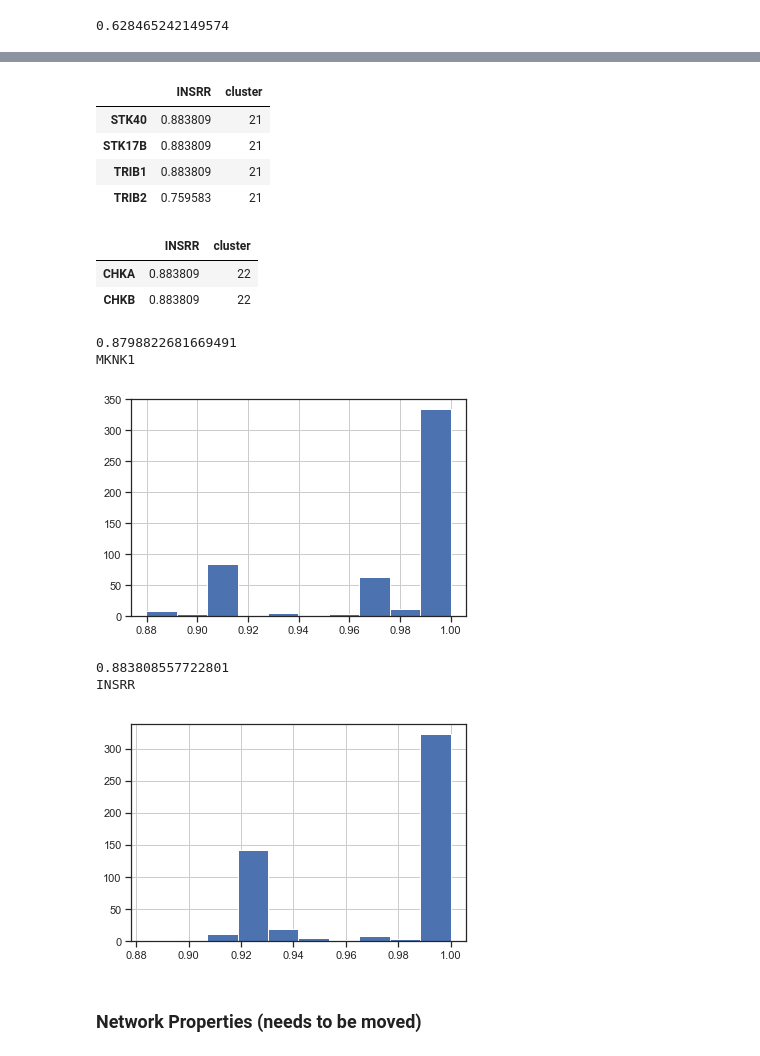
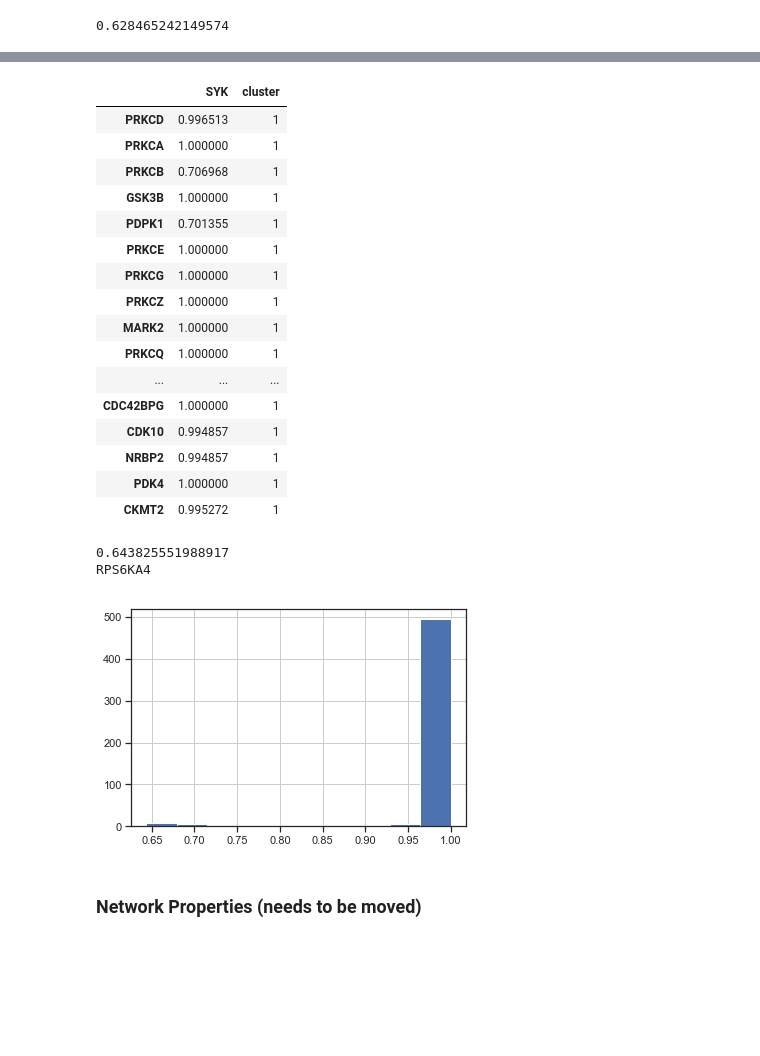
Before and after one commit to gomezlab/kinotypeClusteringAndRegression, a Jupyter notebook: src/network_11_analysisOfSensitivity.ipynb, the cells around one changed output, grey strips where cells are left out. Cells and saved outputs as stored; diff of their text form; code cells hidden in the pictures; blank space fills up the shorter version.

```diff
--- a/src/network_11_analysisOfSensitivity.ipynb
+++ b/src/network_11_analysisOfSensitivity.ipynb
@@ -289,39 +301,34 @@ pd.DataFrame(rand_insrr).merge(louv, how='left', left_index=True, right_index=Tr
 # %%
-pd.DataFrame(rand_insrr).merge(louv, how='left', left_index=True, right_index=True)[pd.DataFrame(rand_insrr).merge(louv, how='left', left_index=True, right_index=True)['cluster']==21]
+pd.DataFrame(rand_syk).merge(louv, how='left', left_index=True, right_index=True)[pd.DataFrame(rand_syk).merge(louv, how='left', left_index=True, right_index=True)['cluster']==1]
 # %% [output]
-|  | INSRR | cluster |
-| STK40 | 0.883809 | 21 |
-| STK17B | 0.883809 | 21 |
-| TRIB1 | 0.883809 | 21 |
-| TRIB2 | 0.759583 | 21 |
+|  | SYK | cluster |
+| PRKCD | 0.996513 | 1 |
+| PRKCA | 1.000000 | 1 |
+| PRKCB | 0.706968 | 1 |
+| GSK3B | 1.000000 | 1 |
+| PDPK1 | 0.701355 | 1 |
+| PRKCE | 1.000000 | 1 |
+| PRKCG | 1.000000 | 1 |
+| PRKCZ | 1.000000 | 1 |
+| MARK2 | 1.000000 | 1 |
+| PRKCQ | 1.000000 | 1 |
+| ... | ... | ... |
+| CDC42BPG | 1.000000 | 1 |
+| CDK10 | 0.994857 | 1 |
+| NRBP2 | 0.994857 | 1 |
+| PDK4 | 1.000000 | 1 |
+| CKMT2 | 0.995272 | 1 |
-# %%
-pd.DataFrame(rand_insrr).merge(louv, how='left', left_index=True, right_index=True)[pd.DataFrame(rand_insrr).merge(louv, how='left', left_index=True, right_index=True)['cluster']==22]
-# %% [output]
-|  | INSRR | cluster |
-| CHKA | 0.883809 | 22 |
-| CHKB | 0.883809 | 22 |
 # %%
-rand_prkx = rand.loc['PRKX']
-print(rand_prkx[rand_prkx > 0].min())
-print(rand_prkx[rand_prkx > 0].idxmin())
+rand_lyn = rand.loc['LYN']
+print(rand_lyn[rand_lyn > 0].min())
+print(rand_lyn[rand_lyn > 0].idxmin())
 
-rand_prkx[rand_prkx > 0].hist()
+rand_lyn[rand_lyn > 0].hist()
 plt.show()
 # %% [output]
-0.8798822681669491
-MKNK1
+0.643825551988917
+RPS6KA4
-[figure, old version]
+[figure, new version]
-# %%
-rand_fn3krp = rand.loc['FN3KRP']
-print(rand_fn3krp[rand_fn3krp > 0].min())
-print(rand_fn3krp[rand_fn3krp > 0].idxmin())
-
-rand_fn3krp[rand_fn3krp > 0].hist()
-plt.show()
-# %% [output]
-0.883808557722801
-INSRR
-[figure, removed]
 # %% [markdown]
 ### Network Properties (needs to be moved)
 # %%
```
Also changed, not shown: parts of 20 cells of this notebook.
